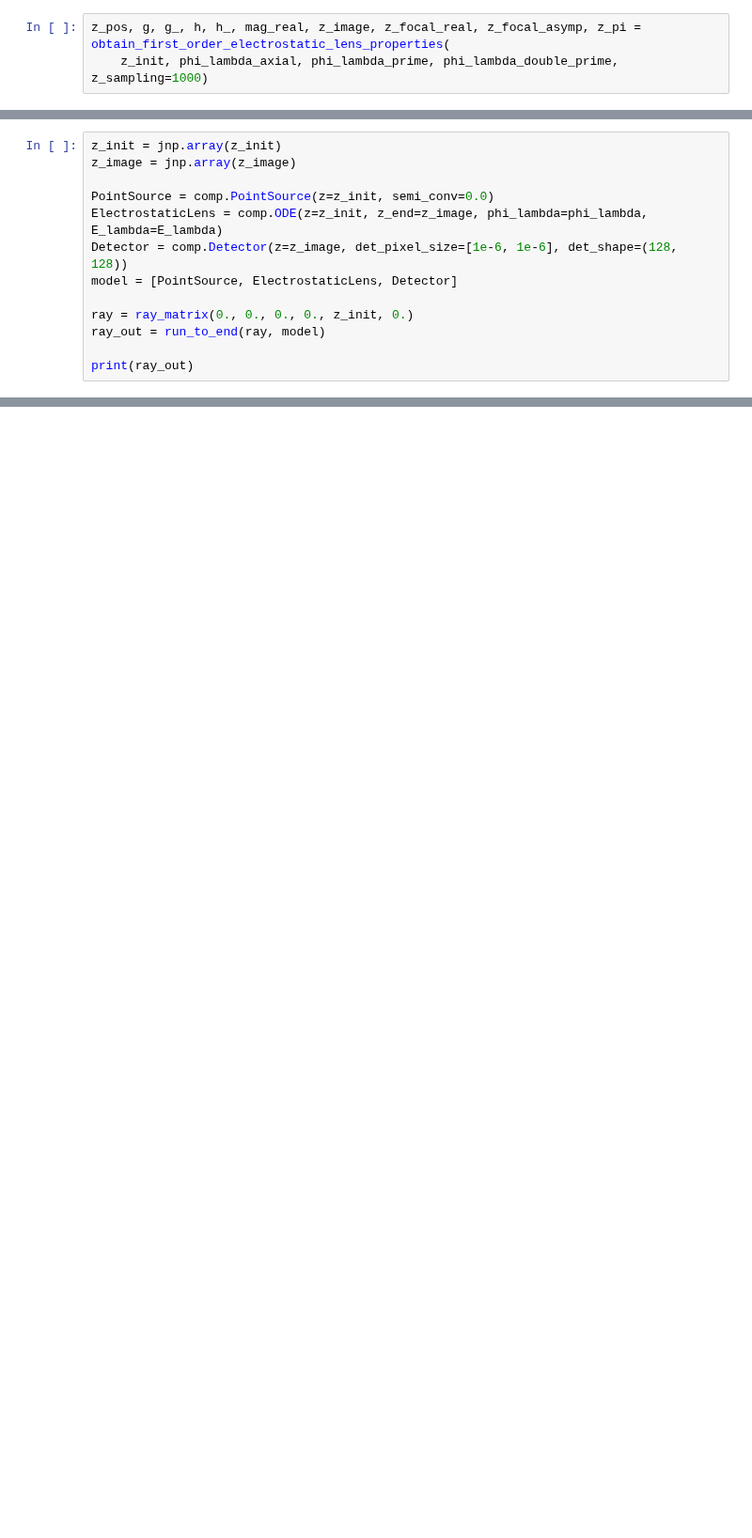
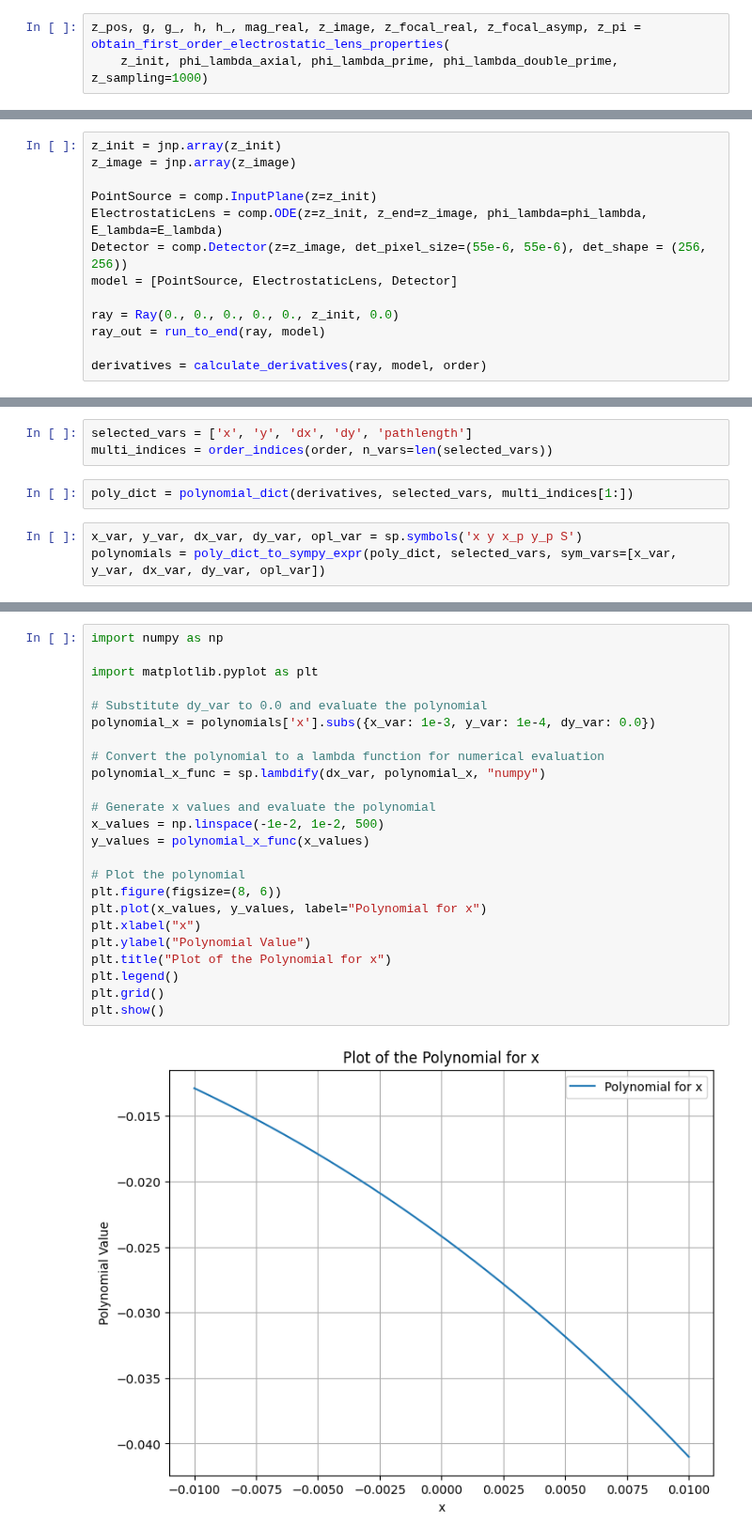
Before and after one commit to uellue/TemGymCore, a Jupyter notebook: ode/electrostatic_lens_ode.ipynb, the cells around one changed output, grey strips where cells are left out. Shown at 94% size. Drawn from its saved outputs; the diff is of its cells as text; blank space fills up the shorter version.

```diff
--- a/ode/electrostatic_lens_ode.ipynb
+++ b/ode/electrostatic_lens_ode.ipynb
@@ -74,12 +70,12 @@ print(mag_real, magnification)
 z_init = jnp.array(z_init)
 z_image = jnp.array(z_image)
 
-PointSource = comp.PointSource(z=z_init, semi_conv=0.0)
+PointSource = comp.InputPlane(z=z_init)
 ElectrostaticLens = comp.ODE(z=z_init, z_end=z_image, phi_lambda=phi_lambda, E_lambda=E_lambda)
-Detector = comp.Detector(z=z_image, det_pixel_size=[1e-6, 1e-6], det_shape=(128, 128))
+Detector = comp.Detector(z=z_image, det_pixel_size=(55e-6, 55e-6), det_shape = (256, 256))
 model = [PointSource, ElectrostaticLens, Detector]
 
-ray = ray_matrix(0., 0., 0., 0., z_init, 0.)
+ray = Ray(0., 0., 0., 0., 0., z_init, 0.0)
 ray_out = run_to_end(ray, model)
 
-print(ray_out)
+derivatives = calculate_derivatives(ray, model, order)
@@ -90,0 +82,8 @@ jax.jacfwd(jax.jacfwd(jax.jacfwd(run_to_end(ray, model))))(y0)
+# %%
+selected_vars = ['x', 'y', 'dx', 'dy', 'pathlength']
+multi_indices = order_indices(order, n_vars=len(selected_vars))
+# %%
+poly_dict = polynomial_dict(derivatives, selected_vars, multi_indices[1:])
+# %%
+x_var, y_var, dx_var, dy_var, opl_var = sp.symbols('x y x_p y_p S')
+polynomials = poly_dict_to_sympy_expr(poly_dict, selected_vars, sym_vars=[x_var, y_var, dx_var, dy_var, opl_var])
@@ -90,0 +113,26 @@ jax.jacfwd(jax.jacfwd(jax.jacfwd(run_to_end(ray, model))))(y0)
+# %%
+import numpy as np
+
+import matplotlib.pyplot as plt
+
+# Substitute dy_var to 0.0 and evaluate the polynomial
+polynomial_x = polynomials['x'].subs({x_var: 1e-3, y_var: 1e-4, dy_var: 0.0})
+
+# Convert the polynomial to a lambda function for numerical evaluation
+polynomial_x_func = sp.lambdify(dx_var, polynomial_x, "numpy")
+
+# Generate x values and evaluate the polynomial
+x_values = np.linspace(-1e-2, 1e-2, 500)
+y_values = polynomial_x_func(x_values)
+
+# Plot the polynomial
+plt.figure(figsize=(8, 6))
+plt.plot(x_values, y_values, label="Polynomial for x")
+plt.xlabel("x")
+plt.ylabel("Polynomial Value")
+plt.title("Plot of the Polynomial for x")
+plt.legend()
+plt.grid()
+plt.show()
+# %% [output]
+[figure, added]
```
Also changed, not shown: parts of 12 cells of this notebook, 7 other files.
